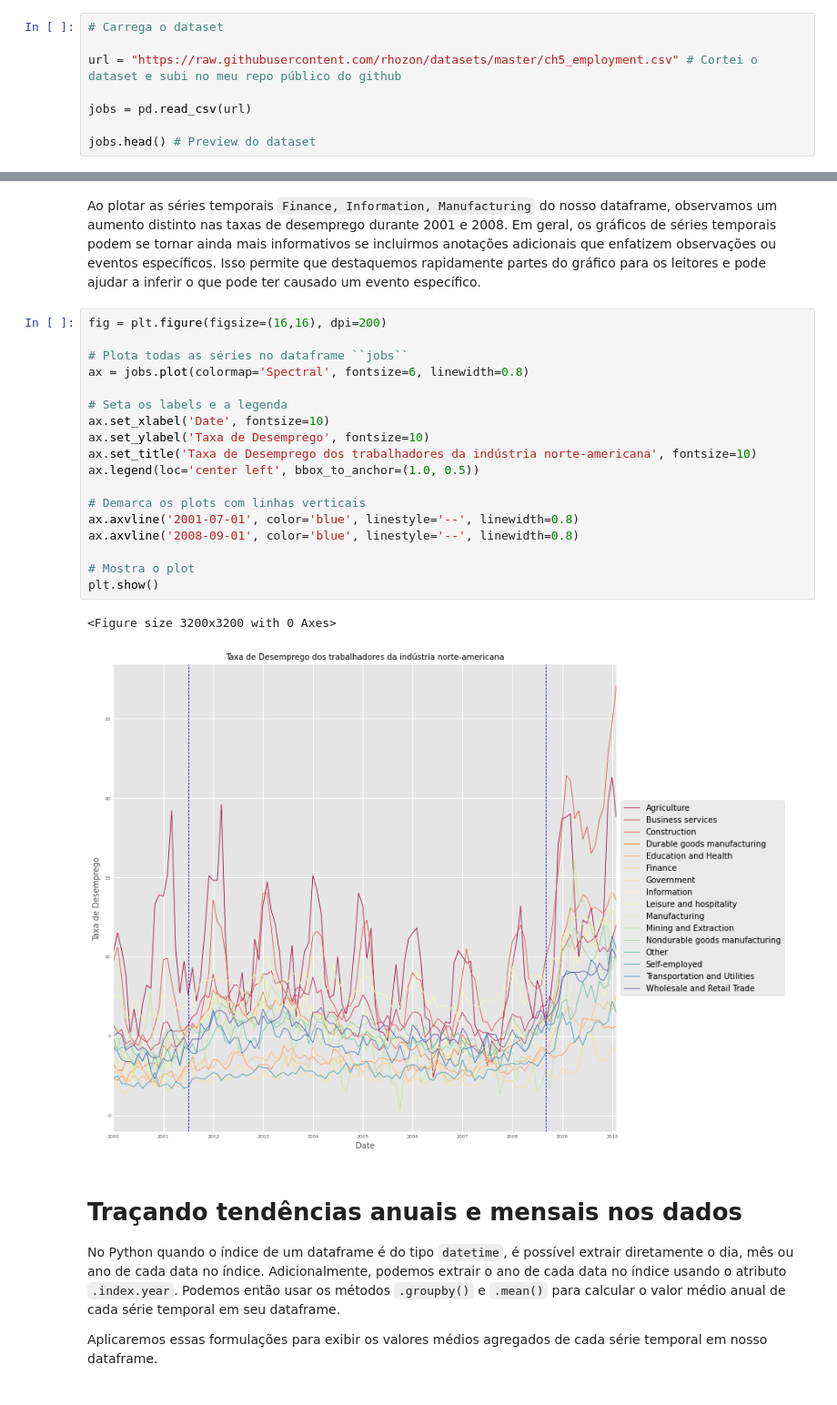
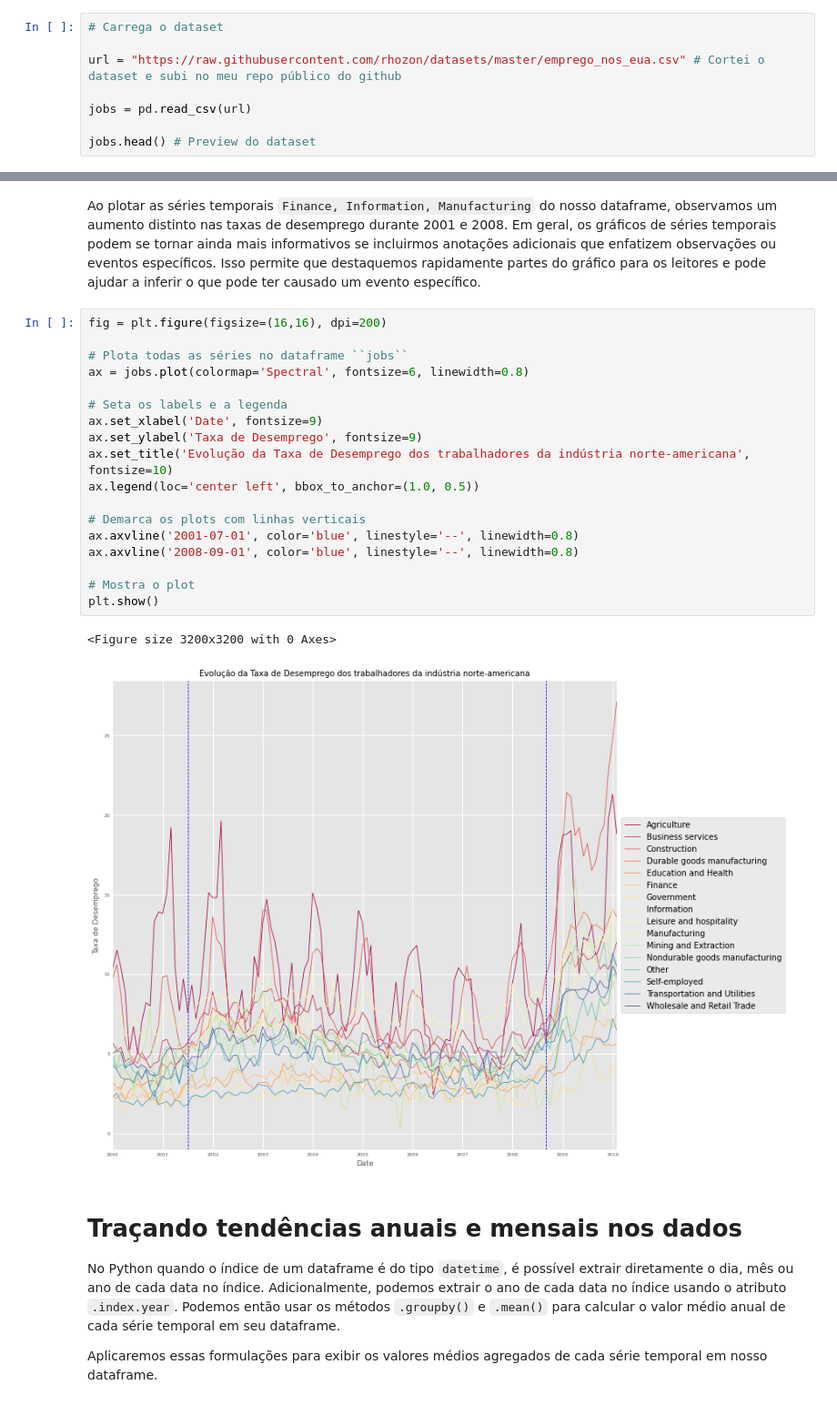
Before and after one commit to rhozon/meu_projeto_versionado, a Jupyter notebook: Exercicio_Visualização_da_Informação_com_Python.ipynb, the cells around one changed output, grey strips where cells are left out. Shown: that part at 91% size. Drawn from its saved outputs; the diff is of its cells as text.

```diff
--- a/Exercicio_Visualização_da_Informação_com_Python.ipynb
+++ b/Exercicio_Visualização_da_Informação_com_Python.ipynb
@@ -67,7 +72,7 @@ plt.style.use('ggplot') # Python tenta fazer uma cópia fajuta do estilo do ggpl
 # %%
 # Carrega o dataset
 
-url = "https://raw.githubusercontent.com/rhozon/datasets/master/ch5_employment.csv" # Cortei o dataset e subi no meu repo público do github
+url = "https://raw.githubusercontent.com/rhozon/datasets/master/emprego_nos_eua.csv" # Cortei o dataset e subi no meu repo público do github
 
 jobs = pd.read_csv(url)
 
@@ -211,24 +206,24 @@ Ao plotar as séries temporais ``Finance, Information, Manufacturing`` do nosso
 # %%
 fig = plt.figure(figsize=(16,16), dpi=200)
 
 # Plota todas as séries no dataframe ``jobs``
 ax = jobs.plot(colormap='Spectral', fontsize=6, linewidth=0.8)
 
 # Seta os labels e a legenda
-ax.set_xlabel('Date', fontsize=10)
-ax.set_ylabel('Taxa de Desemprego', fontsize=10)
-ax.set_title('Taxa de Desemprego dos trabalhadores da indústria norte-americana', fontsize=10)
+ax.set_xlabel('Date', fontsize=9)
+ax.set_ylabel('Taxa de Desemprego', fontsize=9)
+ax.set_title('Evolução da Taxa de Desemprego dos trabalhadores da indústria norte-americana', fontsize=10)
 ax.legend(loc='center left', bbox_to_anchor=(1.0, 0.5))
 
 # Demarca os plots com linhas verticais
 ax.axvline('2001-07-01', color='blue', linestyle='--', linewidth=0.8)
 ax.axvline('2008-09-01', color='blue', linestyle='--', linewidth=0.8)
 
 # Mostra o plot
 plt.show()
 # %% [output]
 <Figure size 3200x3200 with 0 Axes>
-[figure, old version]
+[figure, new version]
 # %% [markdown]
 # Traçando tendências anuais e mensais nos dados
 
```
Also changed, not shown: parts of 3 cells of this notebook.
